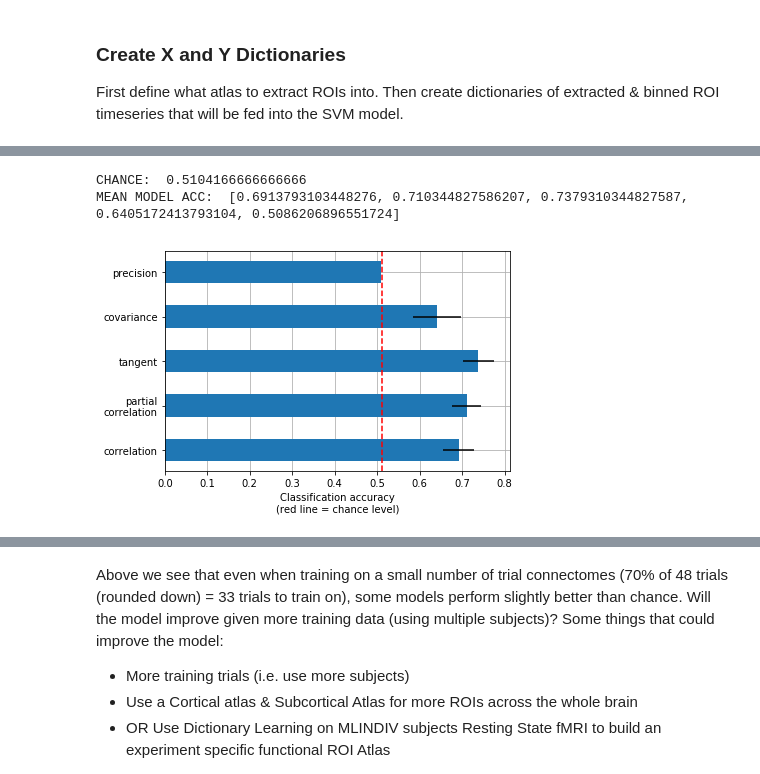
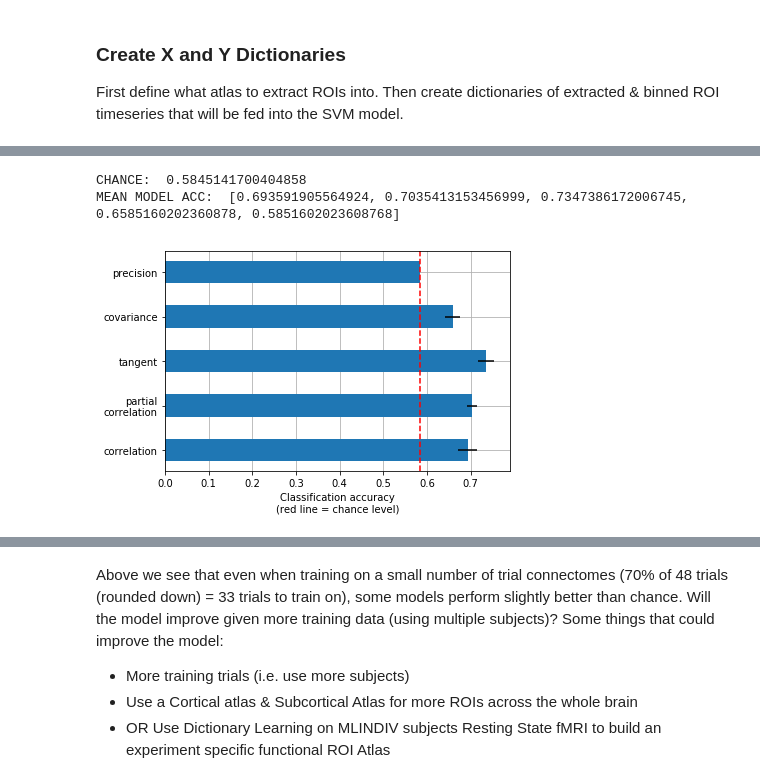
Before and after one commit to rwoodry/MLINDIV, a Jupyter notebook: machinelearning/MLINDIV_FC_TestTrials.ipynb, the cells around one changed output, grey strips where cells are left out. Cells and saved outputs as stored; diff of their text form; code cells hidden in the pictures.

```diff
--- a/machinelearning/MLINDIV_FC_TestTrials.ipynb
+++ b/machinelearning/MLINDIV_FC_TestTrials.ipynb
@@ -99,7 +100,7 @@ def subject_timeseries(mlindiv_filename, confounds_filename, atlas_filename):
         atlas_filename,
         resampling_target='data',
         memory = 'nilearn_cache',
-        verbose = 5, low_pass=0.1, high_pass=0.01, detrend=True, t_r = TR).fit()
+        verbose = 0, low_pass=0.1, high_pass=0.01, detrend=True, t_r = TR).fit()
 
 
     # Create an overall time series for the run
@@ -436,0 +321,7 @@ Resampling maps
+# %%
+
+with open('X_msdl_taskfmri_CPM.pickle', 'rb') as handle:
+    sub_X_dict = pickle.load(handle)
+
+with open('Y_msdl_taskfmri_CPM.pickle', 'rb') as y_handle:
+    sub_Y_dict = pickle.load(y_handle)
@@ -442,0 +337,10 @@ set
+# %%
+error_dict = {}
+good_subs = []
+for subject in sub_X_dict.keys():
+    try:
+        model_connectome(sub_X_dict, sub_Y_dict, {subject}, C = 1, n_splits = 10, fconn_types = ['tangent'])
+    except Exception as e:
+        error_dict[subject] = e
+    else:
+        good_subs.append(subject)
@@ -442,0 +363,4 @@ set
+# %%
+subjects = set(good_subs + ['033', '031', '034', '049', '082', '098'])
+print("TOTAL SUBJECTS: ", len(subjects))
+scores = model_connectome(sub_X_dict, sub_Y_dict, subjects, C = 0.005, n_splits = 10)
@@ -443,6 +372,6 @@ set
 # %%
-scores = model_connectome(sub_X_dict, sub_Y_dict, {'014', '020', '021', '024', '027', '033', '043', '058'}, C = 0.005, n_splits = 10)
+scores = model_connectome(sub_X_dict, sub_Y_dict, subjects, C = 0.01, n_splits = 10)
 # %% [output]
-CHANCE:  0.5104166666666666
-MEAN MODEL ACC:  [0.6913793103448276, 0.710344827586207, 0.7379310344827587, 0.6405172413793104, 0.5086206896551724]
+CHANCE:  0.5845141700404858
+MEAN MODEL ACC:  [0.693591905564924, 0.7035413153456999, 0.7347386172006745, 0.6585160202360878, 0.5851602023608768]
-[figure, old version]
+[figure, new version]
```
Also changed, not shown: parts of 15 cells of this notebook.
